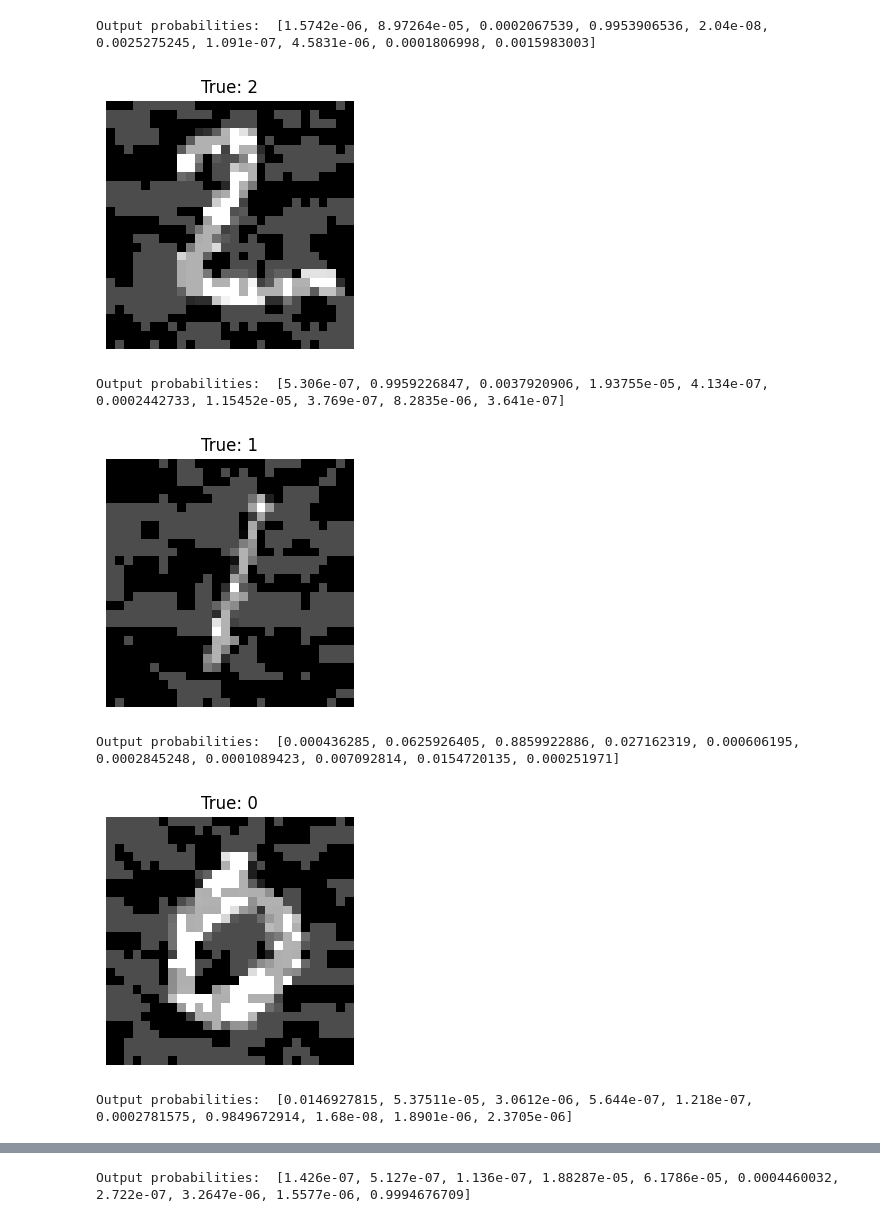
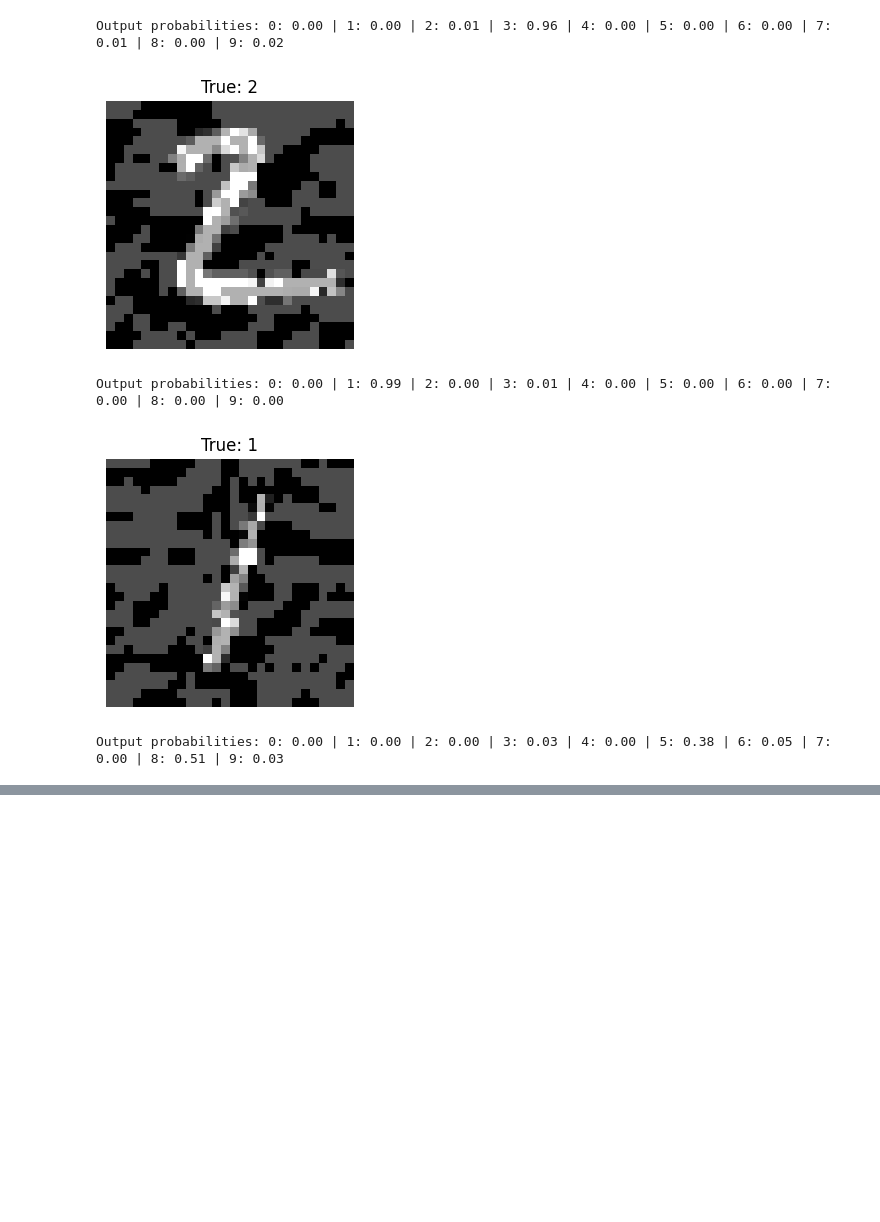
Before and after one commit to cmlavo/OPTML, a Jupyter notebook: project_code/Main.ipynb, the cells around one changed output, grey strips where cells are left out. Saved outputs shown, nothing was run; the diff lists cells and outputs as text; code cells hidden in the pictures; blank space fills up the shorter version.

```diff
--- a/project_code/Main.ipynb
+++ b/project_code/Main.ipynb
@@ -57,16 +63,16 @@ tensor([5, 2, 2, 8, 7, 5, 0, 8, 1, 6])
 # %%
-"""
-Define a model
-"""
+# Train on GPU if possible
+device = torch.device("mps" if torch.backends.mps.is_available() else
+                      "cuda" if torch.cuda.is_available() else
+                      "cpu")
 
-device = torch.device("mps")
-model = Models.SmallConvNet().to(device)  # device = torch.device("cuda" or "cpu")
+# Define the model
+model = Models.SmallConvNet().to(device)
 optimizer = torch.optim.Adam(model.parameters(), lr=1e-3)
 criterion = nn.CrossEntropyLoss()
 # %%
 """
 Train the basic model (no adversarial training)
 """
-
-Models.train(model, train_loader, test_loader, optimizer, criterion, device, num_epochs=5)
+Defences.train_vanilla(model, train_loader, test_loader, optimizer, criterion, device, num_epochs=6, test_eval_rate=2)
 # %% [output]
@@ -137,15 +97,19 @@ Fun note / something to explore: shape of perturbations change according to mode
 # %%
 """
-Notice how much the model is fooled by the perturbations with extreme confidence.
-Not that we use a much higher epsilon (perturbation value) of 0.3 than in the typical imagenet example (usually around 0.01)
-since MNIST has much smaller dimensions, number of classes and all around complexity !
+Plot a few attacks with k = 1 (one iteration, FGSM attack)
+The model is completely fooled by those with epsilon = 0.3.
+Note that we use a much higher epsilon (perturbation value) than in the typical imagenet example (usually around 0.01
+is enough to mess up the predictions). This is because MNIST has much smaller dimensions, number of classes and all around complexity !
 """
+
+epsilon = 0.3
 
 images, labels = next(iter(test_loader))
 
-for i in range(5):
-    image = images[i].unsqueeze(0)  # Add batch dimension back → shape (1, 1, 28, 28)
-    label = labels[i].unsqueeze(0)
-    adv_image, perturbation = Models.fgsm_attack_untargeted(image, label, model, nn.CrossEntropyLoss(), 0.3, device)
-    plot_predictions(model, adv_image, label, device, 1)
+# Generate 3 adversarial images and plot predictions
+image = images[:3, :, :]
+label = labels[:3]
+adv_image, perturbation = Attacks.fgsm_attack(image, label, model, nn.CrossEntropyLoss(), epsilon, device)
+
+Tools.plot_predictions(model, adv_image, label, device, 3)
 # %% [output]
@@ -153,7 +117,5 @@ for i in range(5):
-Output probabilities:  [1.5742e-06, 8.97264e-05, 0.0002067539, 0.9953906536, 2.04e-08, 0.0025275245, 1.091e-07, 4.5831e-06, 0.0001806998, 0.0015983003]
+Output probabilities: 0: 0.00 | 1: 0.00 | 2: 0.01 | 3: 0.96 | 4: 0.00 | 5: 0.00 | 6: 0.00 | 7: 0.01 | 8: 0.00 | 9: 0.02
-[figure, old version]
+[figure, new version]
-Output probabilities:  [5.306e-07, 0.9959226847, 0.0037920906, 1.93755e-05, 4.134e-07, 0.0002442733, 1.15452e-05, 3.769e-07, 8.2835e-06, 3.641e-07]
+Output probabilities: 0: 0.00 | 1: 0.99 | 2: 0.00 | 3: 0.01 | 4: 0.00 | 5: 0.00 | 6: 0.00 | 7: 0.00 | 8: 0.00 | 9: 0.00
-[figure, old version]
+[figure, new version]
-Output probabilities:  [0.000436285, 0.0625926405, 0.8859922886, 0.027162319, 0.000606195, 0.0002845248, 0.0001089423, 0.007092814, 0.0154720135, 0.000251971]
+Output probabilities: 0: 0.00 | 1: 0.00 | 2: 0.00 | 3: 0.03 | 4: 0.00 | 5: 0.38 | 6: 0.05 | 7: 0.00 | 8: 0.51 | 9: 0.03
-[figure, removed]
-Output probabilities:  [0.0146927815, 5.37511e-05, 3.0612e-06, 5.644e-07, 1.218e-07, 0.0002781575, 0.9849672914, 1.68e-08, 1.8901e-06, 2.3705e-06]
@@ -161 +121,0 @@ Output probabilities:  [0.0146927815, 5.37511e-05, 3.0612e-06, 5.644e-07, 1.218e
-Output probabilities:  [1.426e-07, 5.127e-07, 1.136e-07, 1.88287e-05, 6.1786e-05, 0.0004460032, 2.722e-07, 3.2647e-06, 1.5577e-06, 0.9994676709]
```
Also changed, not shown: parts of 21 cells of this notebook, 5 other files.
